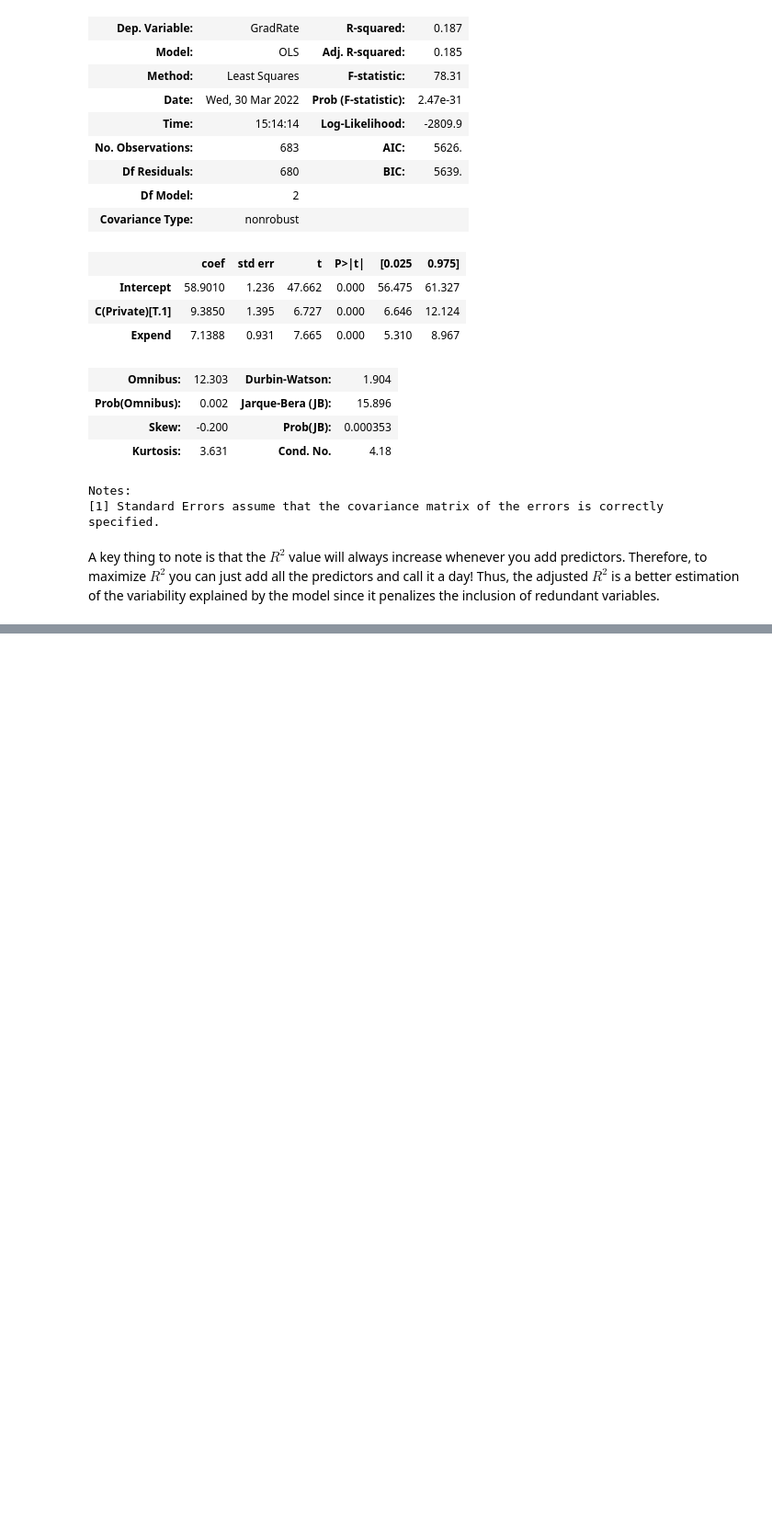
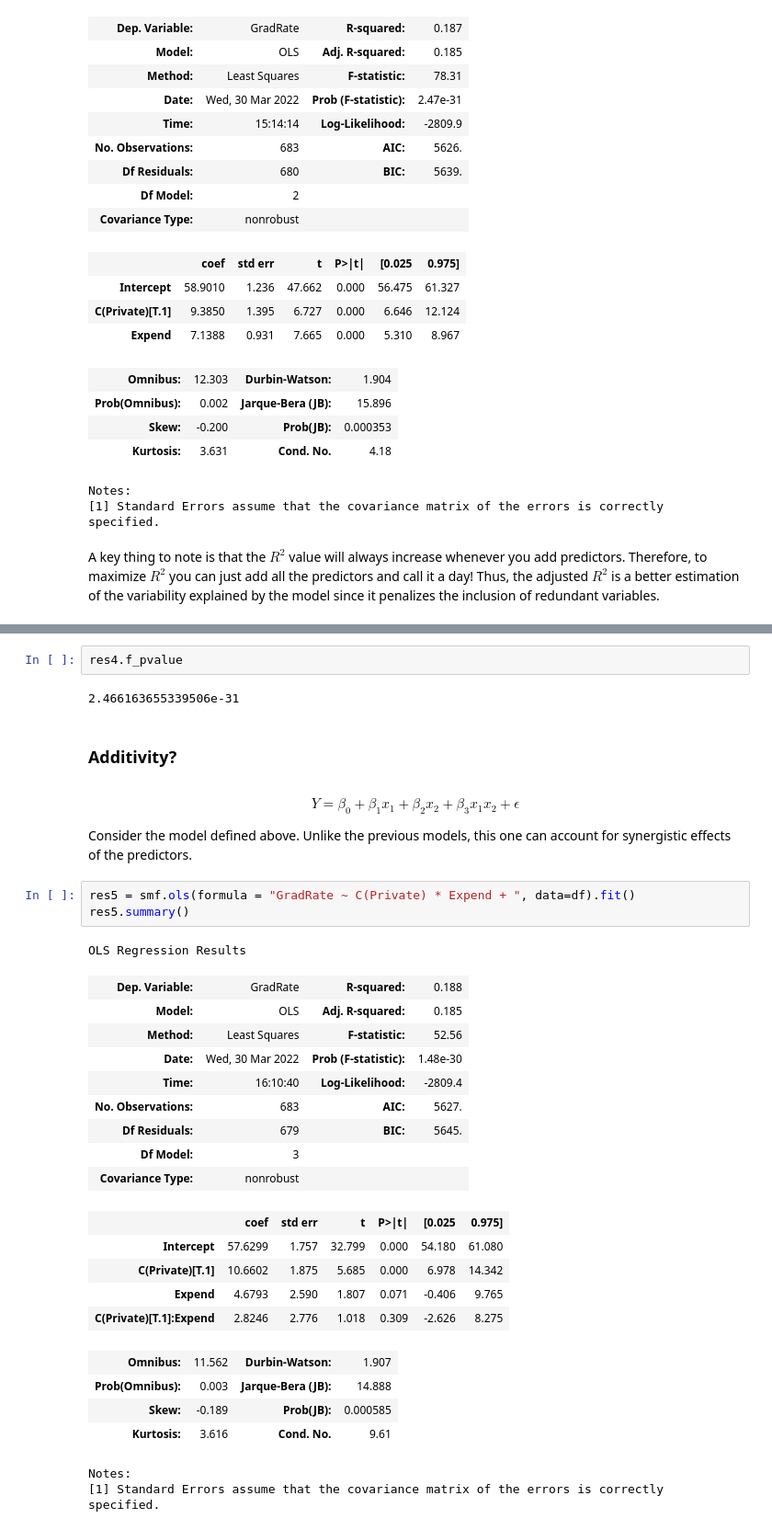
Before and after one commit to techimmersionweek22/data-science, a Jupyter notebook: ds.ipynb, the cells around one changed output, grey strips where cells are left out. Shown at 92% size. Cells and saved outputs as stored; diff of their text form; blank space fills up the shorter version.

```diff
--- a/ds.ipynb
+++ b/ds.ipynb
@@ -435,0 +437,35 @@ scp.f.sf(abs(78.31), dfd = 2, dfn = 683)
+# %%
+res4.f_pvalue
+# %% [output]
+2.466163655339506e-31
+# %% [markdown]
+### Additivity?
+# %% [markdown]
+$$Y = \beta_0 + \beta_1 x_1 + \beta_2 x_2 + \beta_3 x_1 x_2 + \epsilon$$
+
+Consider the model defined above. Unlike the previous models, this one can account for synergistic effects of the predictors.
+# %%
+res5 = smf.ols(formula = "GradRate ~ C(Private) * Expend + ", data=df).fit()
+res5.summary()
+# %% [output]
+OLS Regression Results
+| Dep. Variable: | GradRate | R-squared: | 0.188 |
+| Model: | OLS | Adj. R-squared: | 0.185 |
+| Method: | Least Squares | F-statistic: | 52.56 |
+| Date: | Wed, 30 Mar 2022 | Prob (F-statistic): | 1.48e-30 |
+| Time: | 16:10:40 | Log-Likelihood: | -2809.4 |
+| No. Observations: | 683 | AIC: | 5627. |
+| Df Residuals: | 679 | BIC: | 5645. |
+| Df Model: | 3 |  |  |
+| Covariance Type: | nonrobust |  |  |
+|  | coef | std err | t | P>|t| | [0.025 | 0.975] |
+| Intercept | 57.6299 | 1.757 | 32.799 | 0.000 | 54.180 | 61.080 |
+| C(Private)[T.1] | 10.6602 | 1.875 | 5.685 | 0.000 | 6.978 | 14.342 |
+| Expend | 4.6793 | 2.590 | 1.807 | 0.071 | -0.406 | 9.765 |
+| C(Private)[T.1]:Expend | 2.8246 | 2.776 | 1.018 | 0.309 | -2.626 | 8.275 |
+| Omnibus: | 11.562 | Durbin-Watson: | 1.907 |
+| Prob(Omnibus): | 0.003 | Jarque-Bera (JB): | 14.888 |
+| Skew: | -0.189 | Prob(JB): | 0.000585 |
+| Kurtosis: | 3.616 | Cond. No. | 9.61 |
+Notes:
+[1] Standard Errors assume that the covariance matrix of the errors is correctly specified.
```
Also changed, not shown: parts of 17 cells of this notebook.
